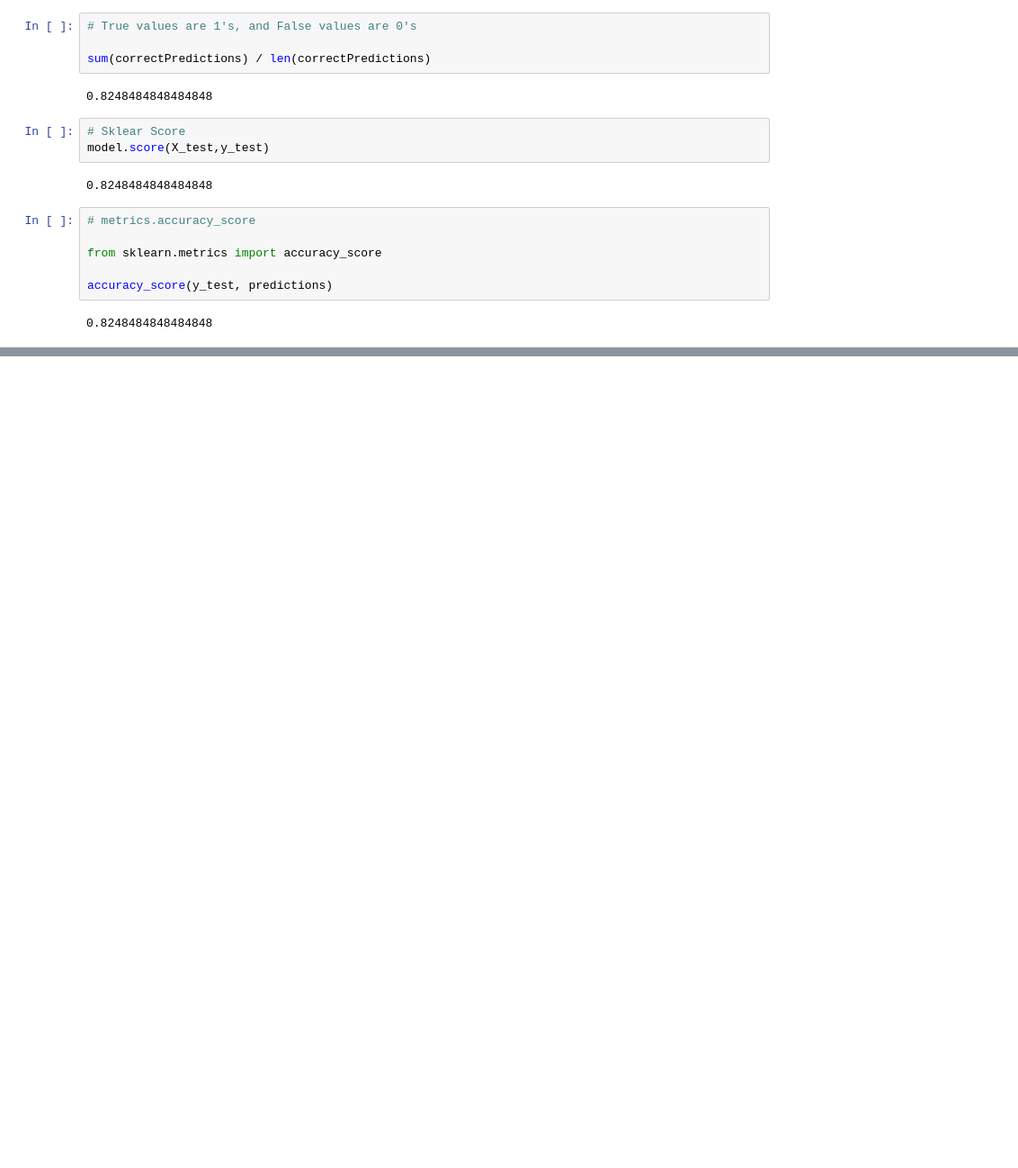
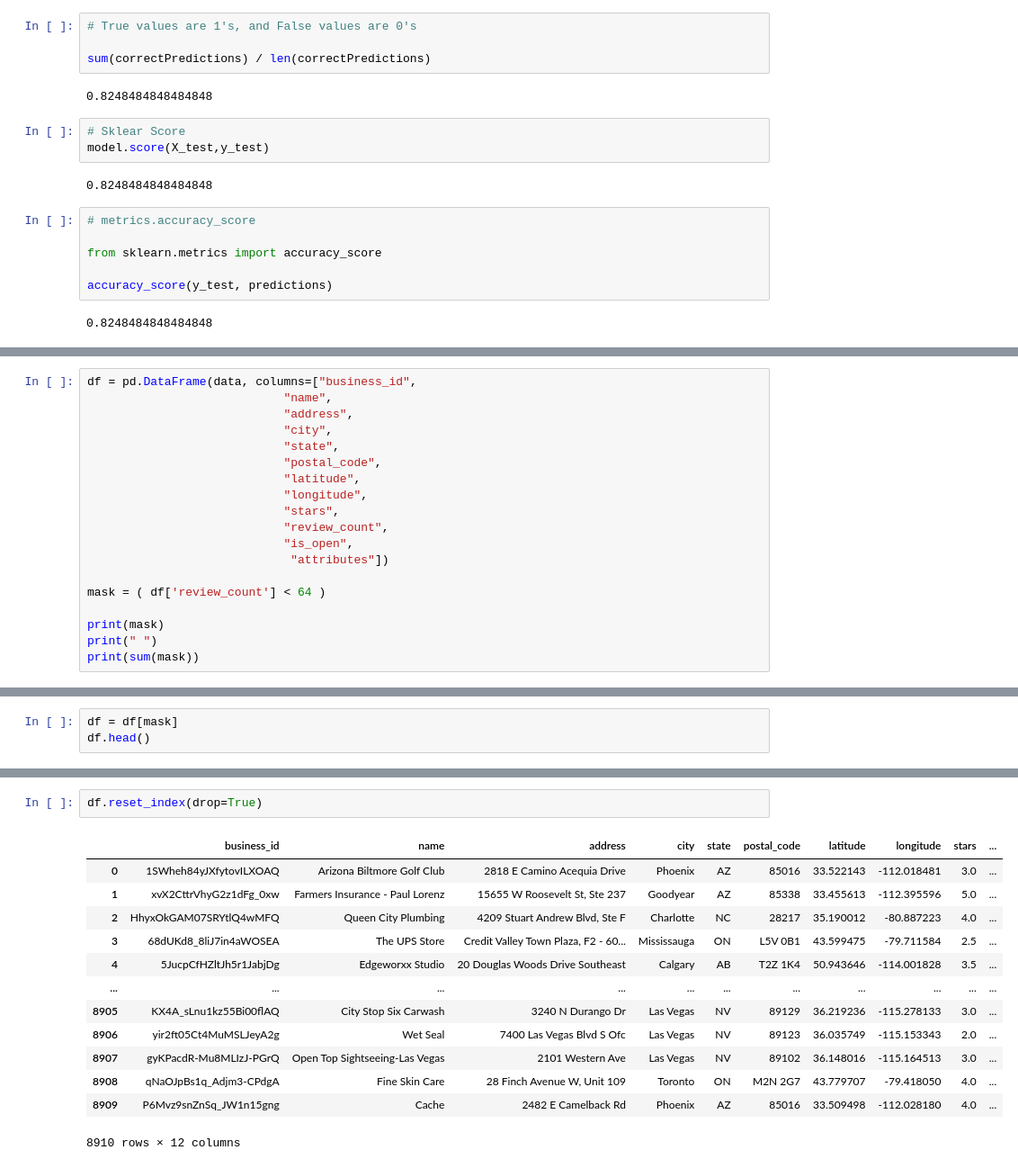
Before and after one commit to srivasb/Business_Classification, a Jupyter notebook: Business Classification.ipynb, the cells around one changed output, grey strips where cells are left out. Shown at 90% size. Saved outputs shown, nothing was run; the diff lists cells and outputs as text; blank space fills up the shorter version.

Commit message:
Completition of LR for Business Data Set. Some Feature engineering and visualisation

```diff
--- a/Business Classification.ipynb
+++ b/Business Classification.ipynb
@@ -184,0 +334,19 @@ accuracy_score(y_test, predictions)
+# %%
+df = pd.DataFrame(data, columns=["business_id",
+                            "name",
+                            "address",
+                            "city",
+                            "state",
+                            "postal_code",
+                            "latitude",
+                            "longitude",
+                            "stars",
+                            "review_count",
+                            "is_open",
+                             "attributes"])
+
+mask = ( df['review_count'] < 64 )
+
+print(mask)
+print(" ")
+print(sum(mask))
@@ -184,0 +370,3 @@ accuracy_score(y_test, predictions)
+# %%
+df = df[mask]
+df.head()
@@ -184,0 +380,16 @@ accuracy_score(y_test, predictions)
+# %%
+df.reset_index(drop=True)
+# %% [output]
+|  | business_id | name | address | city | state | postal_code | latitude | longitude | stars | ... |
+| 0 | 1SWheh84yJXfytovILXOAQ | Arizona Biltmore Golf Club | 2818 E Camino Acequia Drive | Phoenix | AZ | 85016 | 33.522143 | -112.018481 | 3.0 | ... |
+| 1 | xvX2CttrVhyG2z1dFg_0xw | Farmers Insurance - Paul Lorenz | 15655 W Roosevelt St, Ste 237 | Goodyear | AZ | 85338 | 33.455613 | -112.395596 | 5.0 | ... |
+| 2 | HhyxOkGAM07SRYtlQ4wMFQ | Queen City Plumbing | 4209 Stuart Andrew Blvd, Ste F | Charlotte | NC | 28217 | 35.190012 | -80.887223 | 4.0 | ... |
+| 3 | 68dUKd8_8liJ7in4aWOSEA | The UPS Store | Credit Valley Town Plaza, F2 - 60... | Mississauga | ON | L5V 0B1 | 43.599475 | -79.711584 | 2.5 | ... |
+| 4 | 5JucpCfHZltJh5r1JabjDg | Edgeworxx Studio | 20 Douglas Woods Drive Southeast | Calgary | AB | T2Z 1K4 | 50.943646 | -114.001828 | 3.5 | ... |
+| ... | ... | ... | ... | ... | ... | ... | ... | ... | ... | ... |
+| 8905 | KX4A_sLnu1kz55Bi00flAQ | City Stop Six Carwash | 3240 N Durango Dr | Las Vegas | NV | 89129 | 36.219236 | -115.278133 | 3.0 | ... |
+| 8906 | yir2ft05Ct4MuMSLJeyA2g | Wet Seal | 7400 Las Vegas Blvd S Ofc | Las Vegas | NV | 89123 | 36.035749 | -115.153343 | 2.0 | ... |
+| 8907 | gyKPacdR-Mu8MLIzJ-PGrQ | Open Top Sightseeing-Las Vegas | 2101 Western Ave | Las Vegas | NV | 89102 | 36.148016 | -115.164513 | 3.0 | ... |
+| 8908 | qNaOJpBs1q_Adjm3-CPdgA | Fine Skin Care | 28 Finch Avenue W, Unit 109 | Toronto | ON | M2N 2G7 | 43.779707 | -79.418050 | 4.0 | ... |
+| 8909 | P6Mvz9snZnSq_JW1n15gng | Cache | 2482 E Camelback Rd | Phoenix | AZ | 85016 | 33.509498 | -112.028180 | 4.0 | ... |
+8910 rows × 12 columns
```
Also changed, not shown: parts of 43 cells of this notebook.
